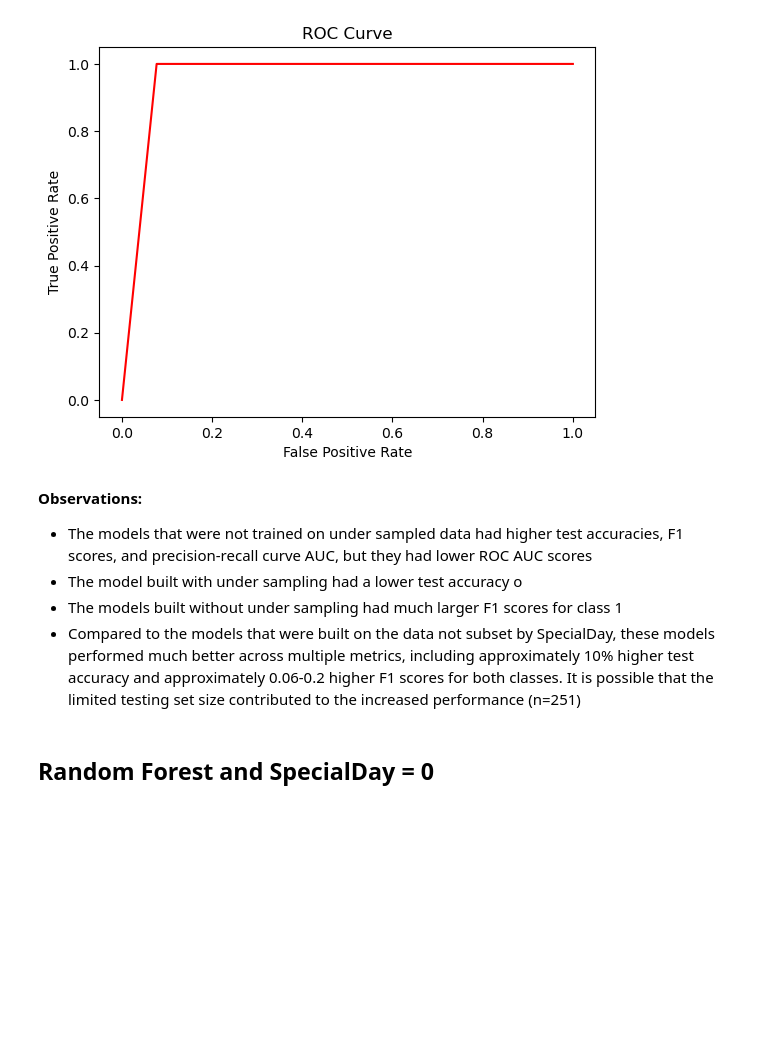
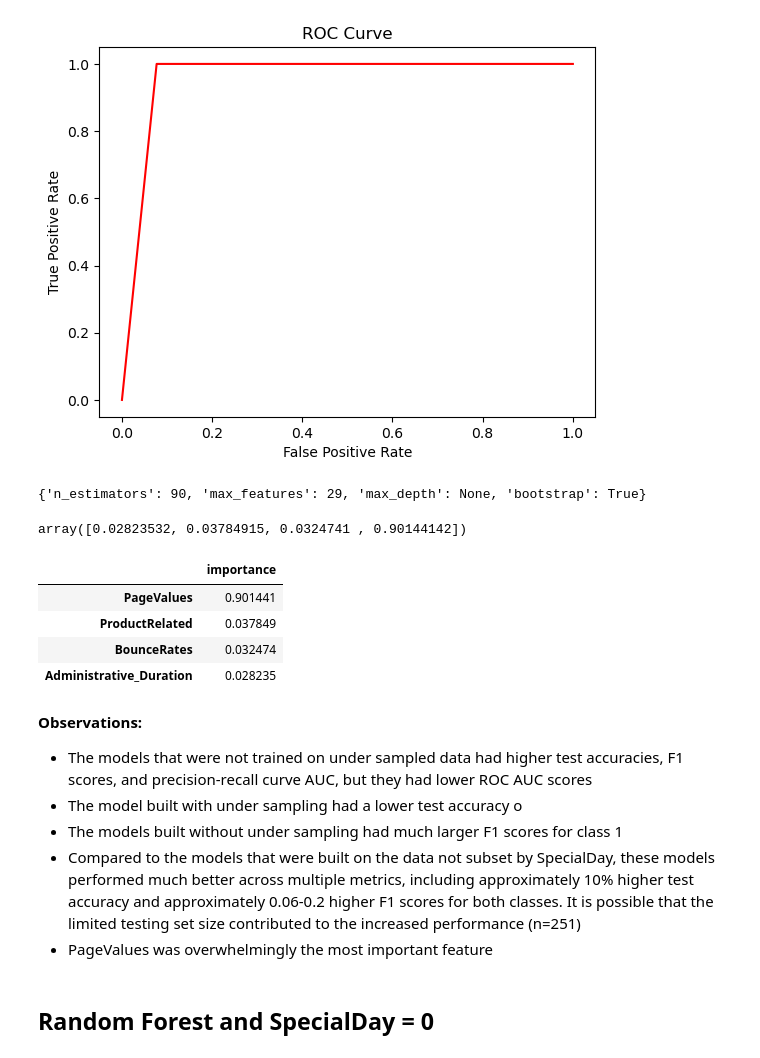
Before and after one commit to griffin-reichmuth/Portfolio-Online-Shopping, a Jupyter notebook: notebooks/Modeling.ipynb, the cells around one changed output. Drawn from its saved outputs; the diff is of its cells as text; code cells hidden in the pictures; blank space fills up the shorter version.

Commit message:
Update summary cleaning, feat engn, add feature importance to best model in modeling

```diff
--- a/notebooks/Modeling.ipynb
+++ b/notebooks/Modeling.ipynb
@@ -310,12 +304,38 @@ RF3_SD1_roc
 AUC Score is:
 0.9615384615384616
 [figure]
+# %%
+# review best model parameters from cross validation
+RF3_SD1.best_params_
+# %% [output]
+{'n_estimators': 90, 'max_features': 29, 'max_depth': None, 'bootstrap': True}
+# %%
+# fit model with best parameters
+
+top_params = RF3_SD1.best_params_
+RF3_SD1_model = RandomForestClassifier(n_estimators=top_params['n_estimators'],
+                                       max_features=top_params['max_features'],
+                                       max_depth=top_params["max_depth"],
+                                       bootstrap=top_params['bootstrap'])
+RF3_SD1_model.fit(x_undersampled_SD_true, y_undersampled_SD_true)
+# %% [output]
+array([0.02823532, 0.03784915, 0.0324741 , 0.90144142])
+# %%
+# print feature importances
+getFeatureImportance(RF3_SD1_model, x_undersampled_SD_true)
+# %% [output]
+|  | importance |
+| PageValues | 0.901441 |
+| ProductRelated | 0.037849 |
+| BounceRates | 0.032474 |
+| Administrative_Duration | 0.028235 |
 # %% [markdown]
 **Observations:**
 - The models that were not trained on under sampled data had higher test accuracies, F1 scores, and precision-recall curve AUC, but they had lower ROC AUC scores
 - The model built with under sampling had a lower test accuracy o
 - The models built without under sampling had much larger F1 scores for class 1
 - Compared to the models that were built on the data not subset by SpecialDay, these models performed much better across multiple metrics, including approximately 10% higher test accuracy and approximately 0.06-0.2 higher F1 scores for both classes. It is possible that the limited testing set size contributed to the increased performance (n=251)
+- PageValues was overwhelmingly the most important feature
 # %% [markdown]
 ## Random Forest and SpecialDay = 0
 # %%
```
Also changed, not shown: parts of 8 cells of this notebook, 2 other files.
